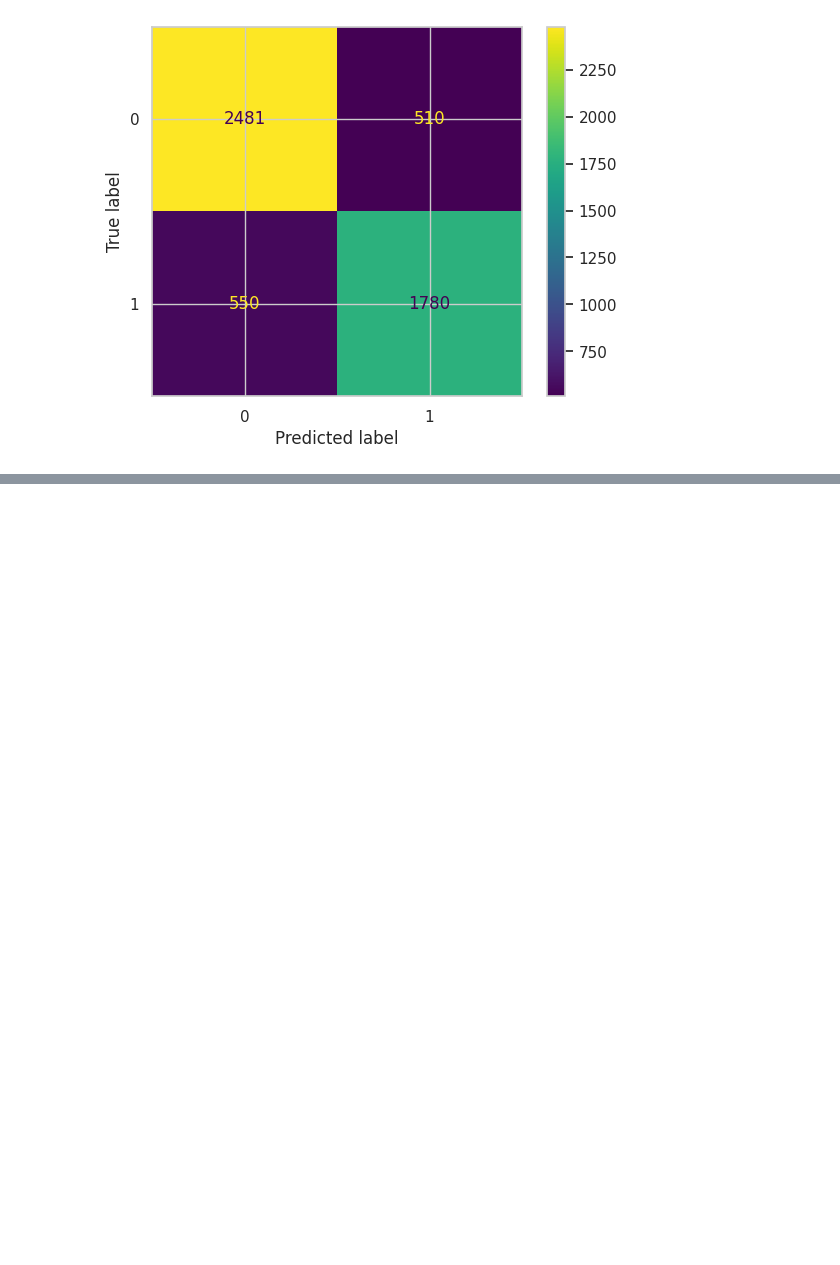
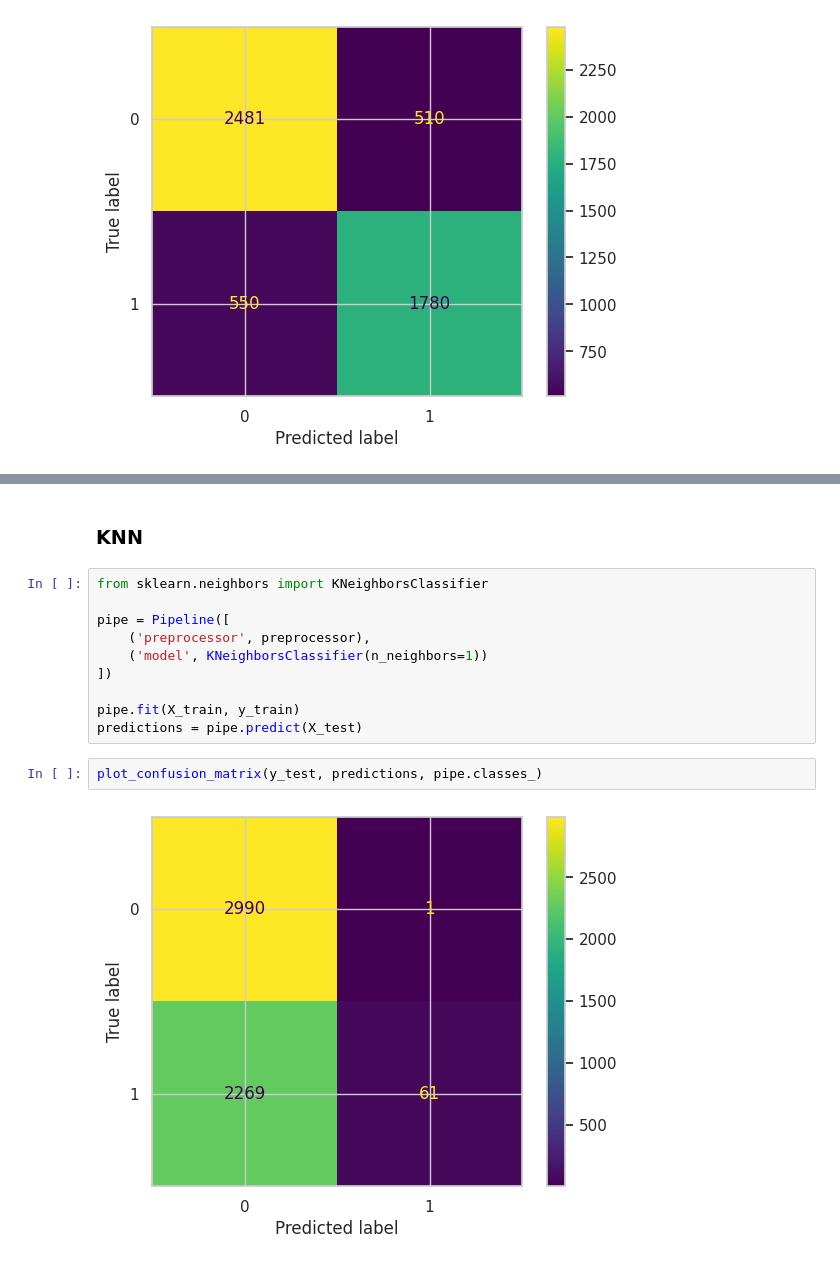
Before and after one commit to wilberquito/Sarcasm-Detector, a Jupyter notebook: detection.ipynb, the cells around one changed output, grey strips where cells are left out. Drawn from its saved outputs; the diff is of its cells as text; blank space fills up the shorter version.

Commit message:
Test with knn and svm

```diff
--- a/detection.ipynb
+++ b/detection.ipynb
@@ -510,0 +511,16 @@ plot_roc_curve(pipe, X_test, y_test)
+# %% [markdown]
+### KNN
+# %%
+from sklearn.neighbors import KNeighborsClassifier
+
+pipe = Pipeline([
+    ('preprocessor', preprocessor),
+    ('model', KNeighborsClassifier(n_neighbors=1))
+])
+
+pipe.fit(X_train, y_train)
+predictions = pipe.predict(X_test)
+# %%
+plot_confusion_matrix(y_test, predictions, pipe.classes_)
+# %% [output]
+[figure, added]
```
Also changed, not shown: parts of 7 cells of this notebook.
